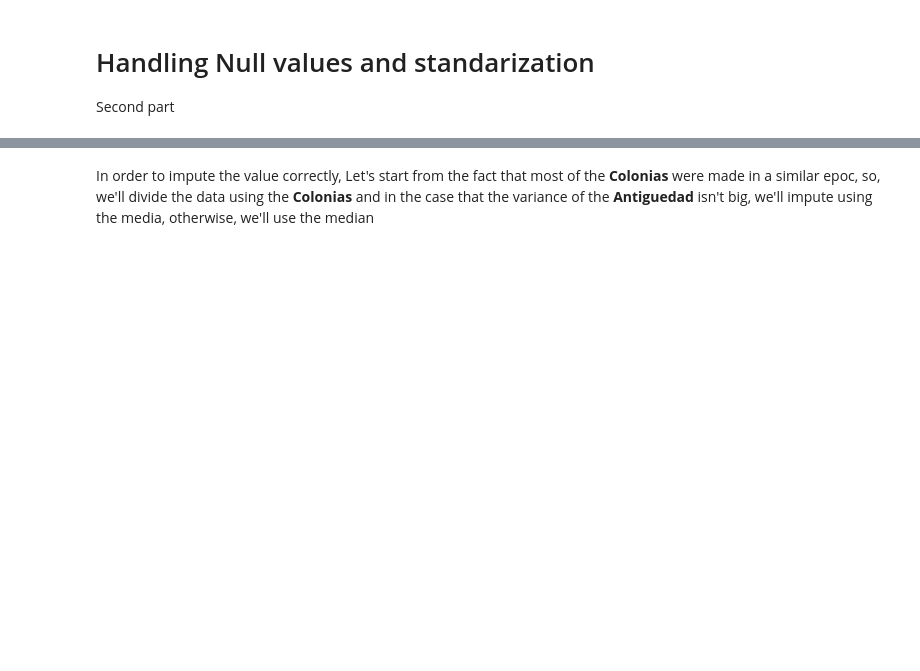
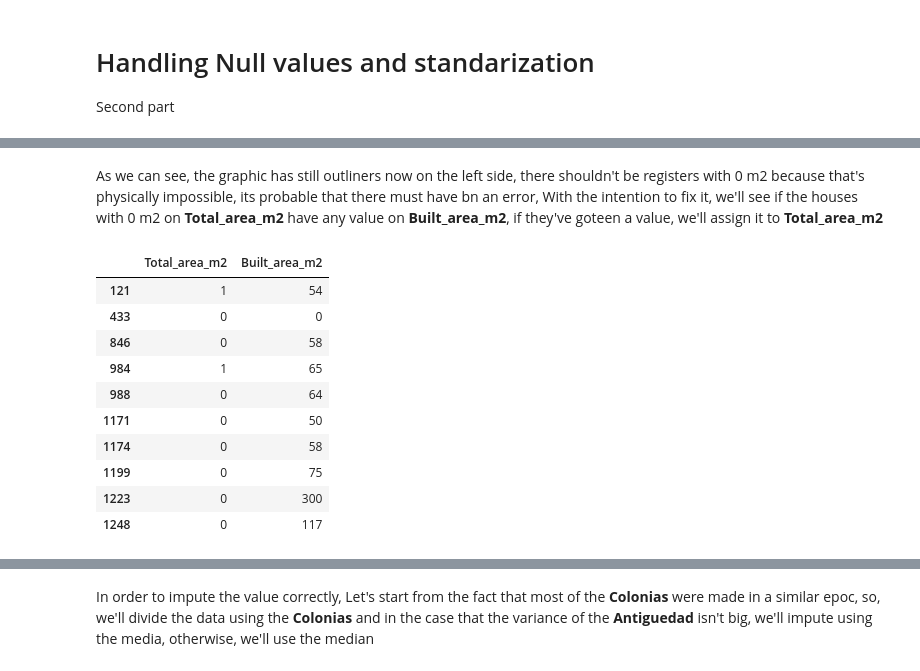
Before and after one commit to gamerOZZY/Zacah_Valuer, a Jupyter notebook: notebooks/Standarization_and_null_values.ipynb, the cells around one changed output, grey strips where cells are left out. Drawn from its saved outputs; the diff is of its cells as text; code cells hidden in the pictures; blank space fills up the shorter version.

```diff
--- a/notebooks/Standarization_and_null_values.ipynb
+++ b/notebooks/Standarization_and_null_values.ipynb
@@ -18,0 +105,16 @@ Name: Antiguedad, dtype: Float64
+# %% [markdown]
+As we can see, the graphic has still outliners now on the left side, there shouldn't be registers with 0 m2 because that's physically impossible, its probable that there must have bn an error, With the intention to fix it, we'll see if the houses with 0 m2 on **Total_area_m2** have any value on **Built_area_m2**, if they've goteen a value, we'll assign it to **Total_area_m2**
+# %%
+datos[datos['Total_area_m2'] < 10][['Total_area_m2','Built_area_m2']].head(100)
+# %% [output]
+|  | Total_area_m2 | Built_area_m2 |
+| 121 | 1 | 54 |
+| 433 | 0 | 0 |
+| 846 | 0 | 58 |
+| 984 | 1 | 65 |
+| 988 | 0 | 64 |
+| 1171 | 0 | 50 |
+| 1174 | 0 | 58 |
+| 1199 | 0 | 75 |
+| 1223 | 0 | 300 |
+| 1248 | 0 | 117 |
```
Also changed, not shown: parts of 15 cells of this notebook, 2 other files.
